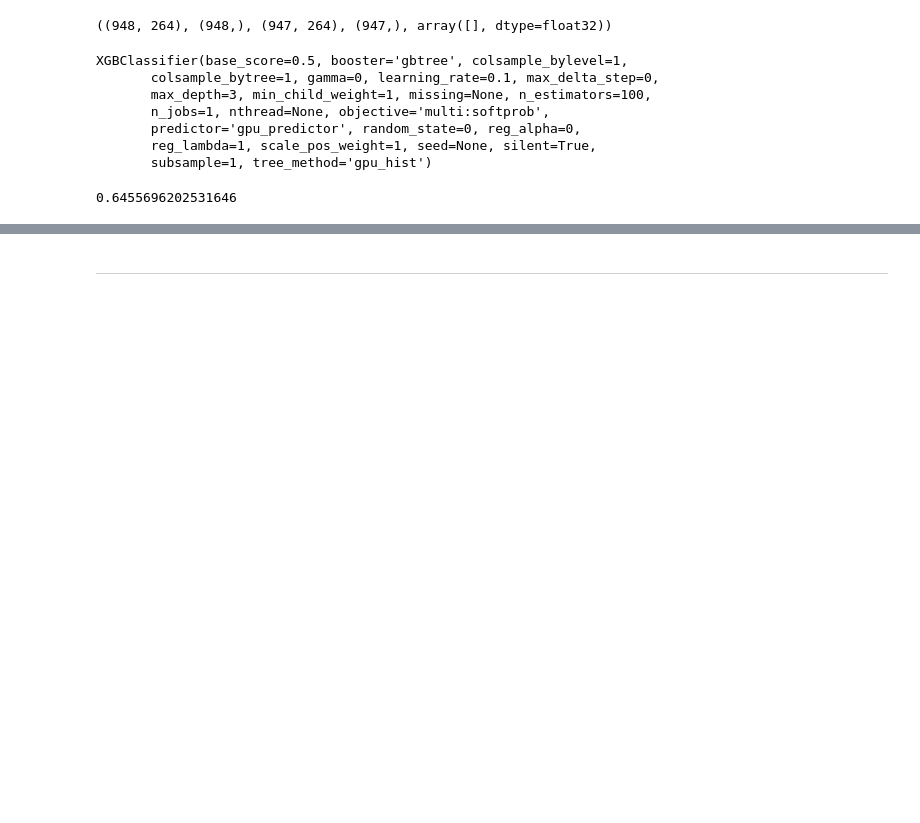
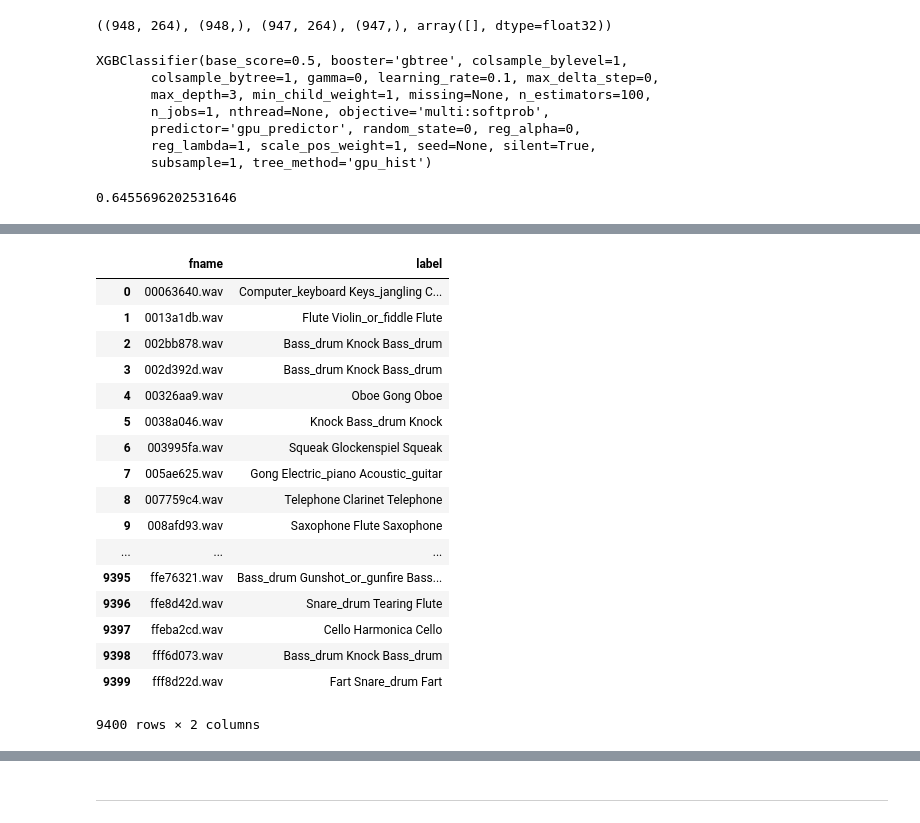
Before and after one commit to tychen5/Audio_Tagging_Challenge, a Jupyter notebook: leo/stacking.ipynb, the cells around one changed output, grey strips where cells are left out. Drawn from its saved outputs; the diff is of its cells as text; code cells hidden in the pictures; blank space fills up the shorter version.

```diff
--- a/leo/stacking.ipynb
+++ b/leo/stacking.ipynb
@@ -413,0 +1053,3 @@ xgb1.score(X_valid,Y_valid)
+# %%
+kk = pickle.load(open('model/vc_738all_0.2.pkl','rb'))
+kk.score(train_X,train_Y)
@@ -413,0 +1304,34 @@ xgb1.score(X_valid,Y_valid)
+# %%
+#choose1
+#1=>2=>vc2=>vc1
+def que2(x):
+    if x['2'] == x['vc1'] == x['vc2'] :
+        return x['3']
+    elif x['vc2'] == x['2'] :
+        return x['vc1']
+    else:
+        return x['vc2']
+df2['fin2'] = df2.apply(que2,axis=1)
+df2['final'] = df2['1']+' '+df2['2']+' '+df2['fin2']
+dfF = df2.filter(['fname','final'])
+dfF.columns = ['fname','label']
+dfF
+# %% [output]
+|  | fname | label |
+| 0 | 00063640.wav | Computer_keyboard Keys_jangling C... |
+| 1 | 0013a1db.wav | Flute Violin_or_fiddle Flute |
+| 2 | 002bb878.wav | Bass_drum Knock Bass_drum |
+| 3 | 002d392d.wav | Bass_drum Knock Bass_drum |
+| 4 | 00326aa9.wav | Oboe Gong Oboe |
+| 5 | 0038a046.wav | Knock Bass_drum Knock |
+| 6 | 003995fa.wav | Squeak Glockenspiel Squeak |
+| 7 | 005ae625.wav | Gong Electric_piano Acoustic_guitar |
+| 8 | 007759c4.wav | Telephone Clarinet Telephone |
+| 9 | 008afd93.wav | Saxophone Flute Saxophone |
+| ... | ... | ... |
+| 9395 | ffe76321.wav | Bass_drum Gunshot_or_gunfire Bass... |
+| 9396 | ffe8d42d.wav | Snare_drum Tearing Flute |
+| 9397 | ffeba2cd.wav | Cello Harmonica Cello |
+| 9398 | fff6d073.wav | Bass_drum Knock Bass_drum |
+| 9399 | fff8d22d.wav | Fart Snare_drum Fart |
+9400 rows × 2 columns
```
Also changed, not shown: parts of 39 cells of this notebook, 6 other files.
